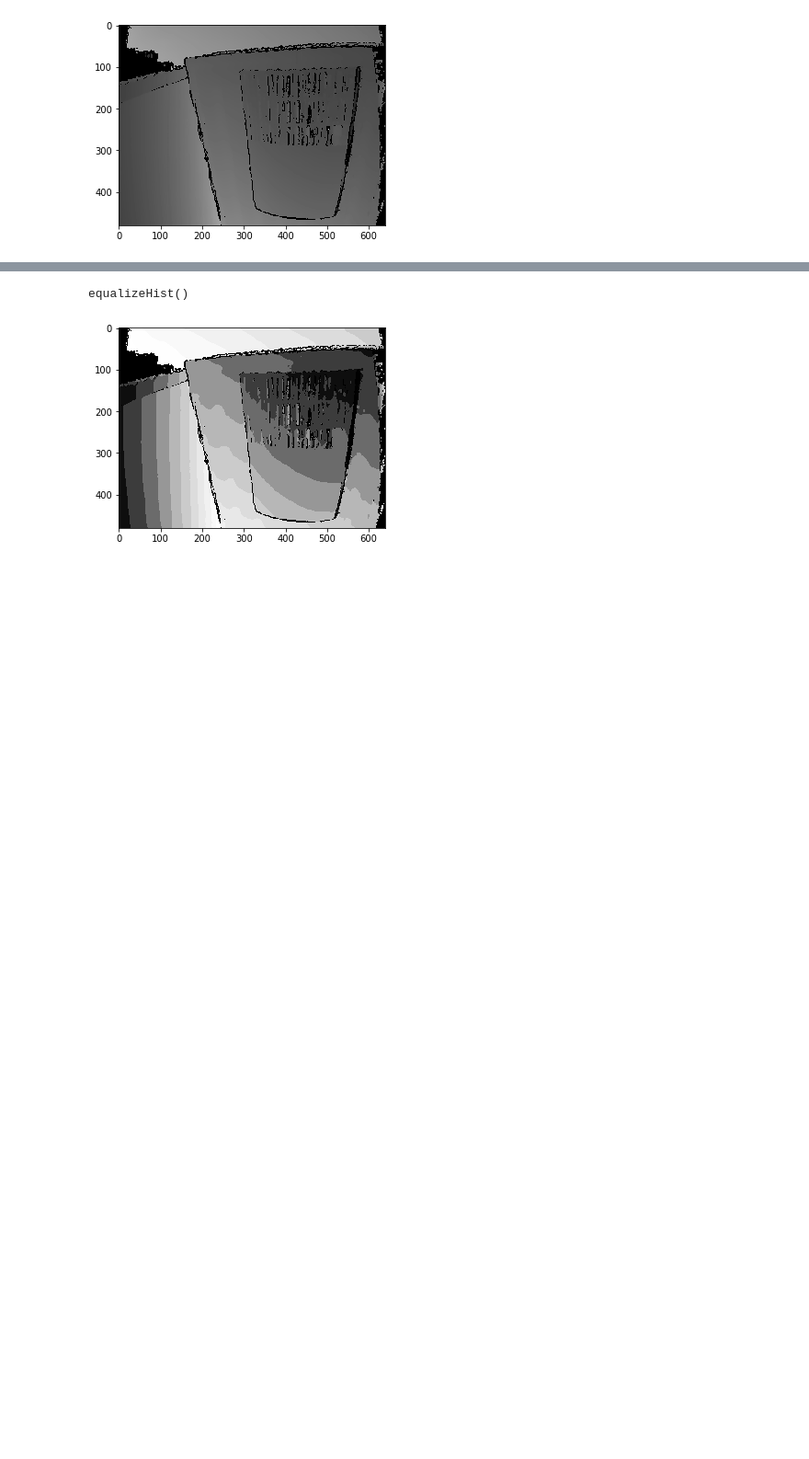
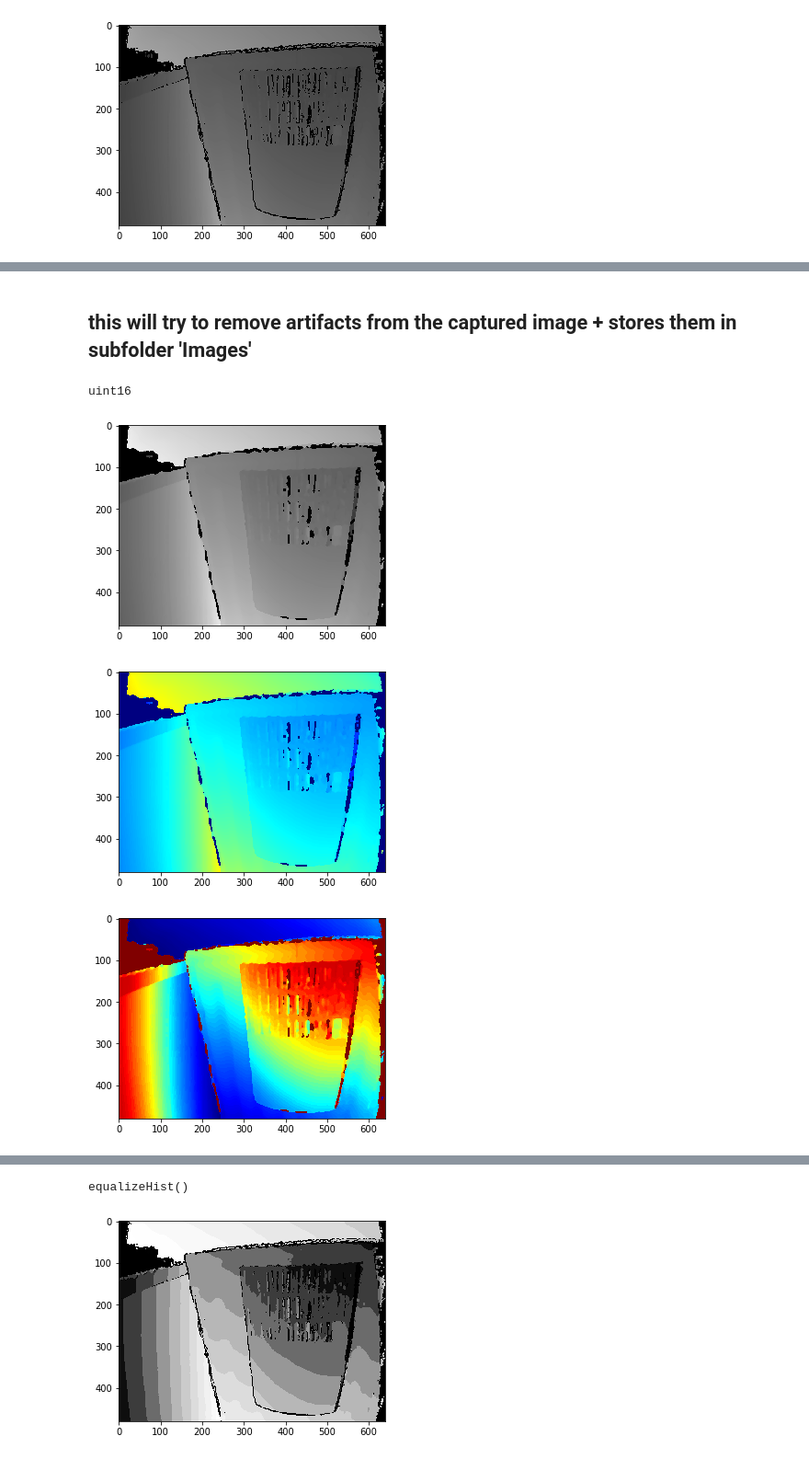
Before and after one commit to jufi2112/BelegPrograms, a Jupyter notebook: ImagePreprocessing/Depth_Colorizer.ipynb, the cells around one changed output, grey strips where cells are left out. Shown at 92% size. Cells and saved outputs as stored; diff of their text form; code cells hidden in the pictures; blank space fills up the shorter version.

Commit message:
added documentation to Depth Colorizer

```diff
--- a/ImagePreprocessing/Depth_Colorizer.ipynb
+++ b/ImagePreprocessing/Depth_Colorizer.ipynb
@@ -21,0 +34,14 @@ plt.show()
+# %%
+# only for intermediate use of the depth image
+inter = (depth/256).astype(np.uint8)
+inter = cv2.equalizeHist(inter)
+inter_n = np.zeros(inter.shape, dtype=np.uint16)
+inter_n = cv2.normalize(depth, inter_n, 0, 65535, cv2.NORM_MINMAX)
+print(inter_n.dtype)
+%matplotlib inline
+plt.imshow(inter, cmap="gray")
+plt.show()
+plt.imshow(inter_n, cmap="gray")
+plt.show()
+cv2.imwrite(os.path.join('Images', 'result_equ.jpg'), inter)
+cv2.imwrite(os.path.join('Images', 'result_norm.png'), inter_n)
@@ -21,0 +53,27 @@ plt.show()
+# %% [markdown]
+## this will try to remove artifacts from the captured image + stores them in subfolder 'Images'
+# %%
+# try to remove artifacts from depth image
+#bil = (inter_n/256).astype(np.uint8)
+bil = inter_n
+print(bil.dtype)
+bil = cv2.medianBlur(bil, 7)
+%matplotlib inline
+plt.imshow(bil, cmap="gray")
+plt.show()
+cv2.imwrite(os.path.join('Images', 'result_filtered.png'), bil)
+# create colorization of filtered image
+bil = (bil/256.0).astype(np.uint8)
+col_pre = cv2.applyColorMap(bil, 2)
+plt.imshow(cv2.cvtColor(col_pre, cv2.COLOR_BGR2RGB))
+plt.show()
+bil = 255 - bil
+bil = cv2.equalizeHist(bil)
+col = cv2.applyColorMap(bil, 2)
+plt.imshow(cv2.cvtColor(col, cv2.COLOR_BGR2RGB))
+plt.show()
+# %% [output]
+uint16
+[figure, added]
+[figure, added]
+[figure, added]
```
Also changed, not shown: parts of 10 cells of this notebook.
